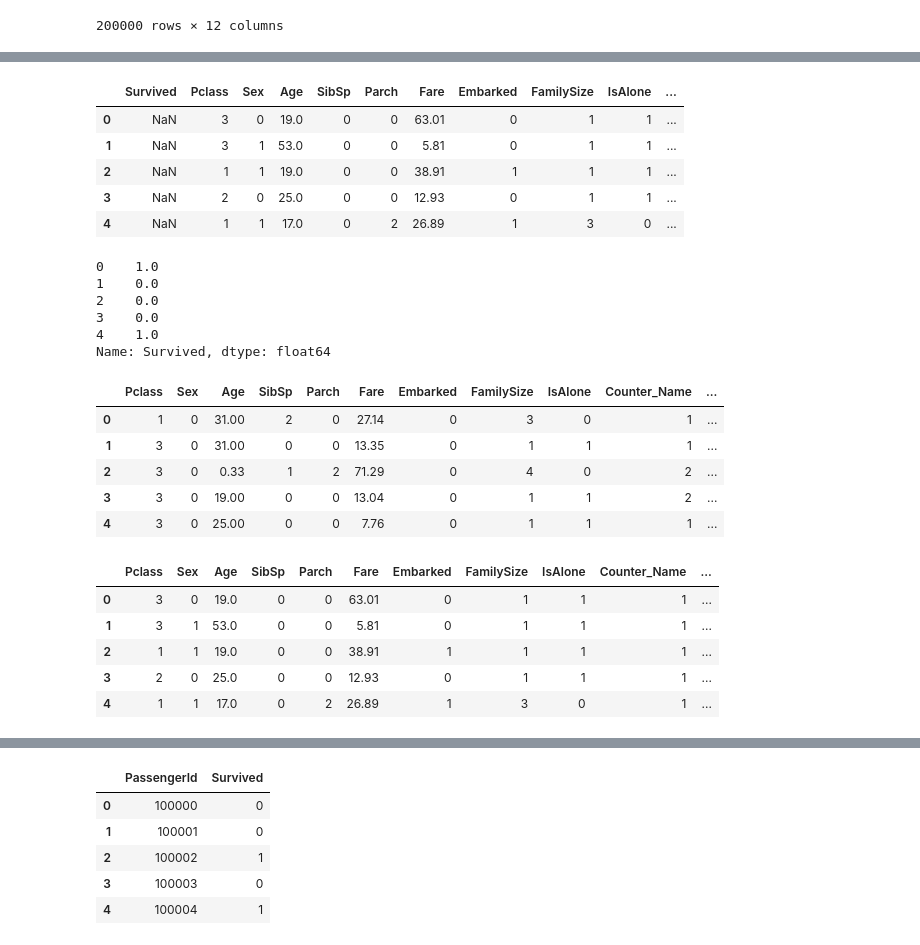
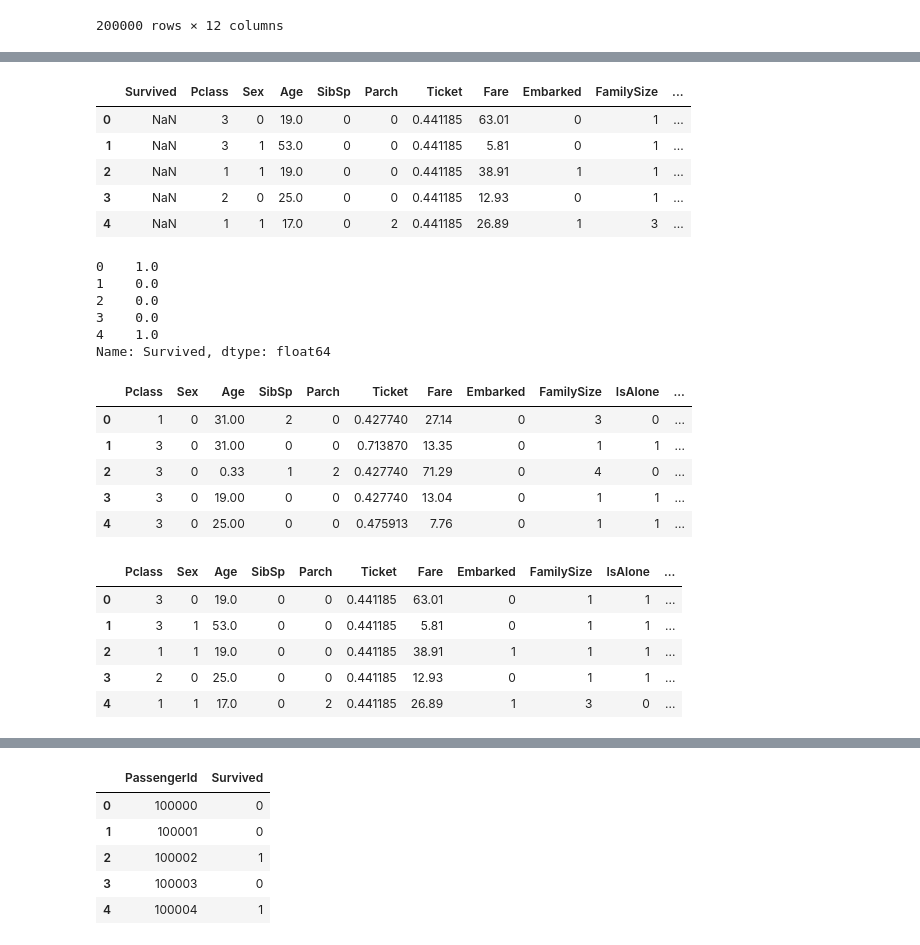
Before and after one commit to kitakou0313/titanic, a Jupyter notebook: tabular/predict.ipynb, the cells around one changed output, grey strips where cells are left out. Cells and saved outputs as stored; diff of their text form; code cells hidden in the pictures.

Commit message:
Add ticket feature to perdict

```diff
--- a/tabular/predict.ipynb
+++ b/tabular/predict.ipynb
@@ -49,3 +50,14 @@ for col in ['Name', 'FirstName', 'SurName']:
     data["Counter_"+col] = data[col].map(
         data.groupby(col)["PassengerId"].count().to_dict()
     )
+
+ce = CatBoostEncoder()
+
+data["Ticket"] = data["Ticket"].map(lambda x:str(x).split()[0] if len(str(x).split()) > 1 else np.nan)
+
+train = data[:len(train)]
+test = data[len(train):]
+train["Ticket"] = ce.fit_transform(train["Ticket"], train["Survived"])
+test["Ticket"] = ce.transform(test["Ticket"])
+
+data = pd.concat([train, test], sort=False)
@@ -61,18 +90,18 @@ data.head()
 # %%
-delete_columns = ['Name', 'PassengerId', 'Ticket', 'Cabin','FirstName', 'SurName']
+delete_columns = ['Name', 'PassengerId', 'Cabin','FirstName', 'SurName']
 data.drop(delete_columns, axis=1, inplace=True)
 
 train = data[:len(train)]
 test = data[len(train):]
 
 test.head()
 # %% [output]
-|  | Survived | Pclass | Sex | Age | SibSp | Parch | Fare | Embarked | FamilySize | IsAlone | ... |
-| 0 | NaN | 3 | 0 | 19.0 | 0 | 0 | 63.01 | 0 | 1 | 1 | ... |
-| 1 | NaN | 3 | 1 | 53.0 | 0 | 0 | 5.81 | 0 | 1 | 1 | ... |
-| 2 | NaN | 1 | 1 | 19.0 | 0 | 0 | 38.91 | 1 | 1 | 1 | ... |
-| 3 | NaN | 2 | 0 | 25.0 | 0 | 0 | 12.93 | 0 | 1 | 1 | ... |
-| 4 | NaN | 1 | 1 | 17.0 | 0 | 2 | 26.89 | 1 | 3 | 0 | ... |
+|  | Survived | Pclass | Sex | Age | SibSp | Parch | Ticket | Fare | Embarked | FamilySize | ... |
+| 0 | NaN | 3 | 0 | 19.0 | 0 | 0 | 0.441185 | 63.01 | 0 | 1 | ... |
+| 1 | NaN | 3 | 1 | 53.0 | 0 | 0 | 0.441185 | 5.81 | 0 | 1 | ... |
+| 2 | NaN | 1 | 1 | 19.0 | 0 | 0 | 0.441185 | 38.91 | 1 | 1 | ... |
+| 3 | NaN | 2 | 0 | 25.0 | 0 | 0 | 0.441185 | 12.93 | 0 | 1 | ... |
+| 4 | NaN | 1 | 1 | 17.0 | 0 | 2 | 0.441185 | 26.89 | 1 | 3 | ... |
 # %%
 y_train = train["Survived"]
 X_train = train.drop("Survived", axis=1)
@@ -89,21 +118,21 @@ Name: Survived, dtype: float64
 # %%
 X_train.head()
 # %% [output]
-|  | Pclass | Sex | Age | SibSp | Parch | Fare | Embarked | FamilySize | IsAlone | Counter_Name | ... |
-| 0 | 1 | 0 | 31.00 | 2 | 0 | 27.14 | 0 | 3 | 0 | 1 | ... |
-| 1 | 3 | 0 | 31.00 | 0 | 0 | 13.35 | 0 | 1 | 1 | 1 | ... |
-| 2 | 3 | 0 | 0.33 | 1 | 2 | 71.29 | 0 | 4 | 0 | 2 | ... |
-| 3 | 3 | 0 | 19.00 | 0 | 0 | 13.04 | 0 | 1 | 1 | 2 | ... |
-| 4 | 3 | 0 | 25.00 | 0 | 0 | 7.76 | 0 | 1 | 1 | 1 | ... |
+|  | Pclass | Sex | Age | SibSp | Parch | Ticket | Fare | Embarked | FamilySize | IsAlone | ... |
+| 0 | 1 | 0 | 31.00 | 2 | 0 | 0.427740 | 27.14 | 0 | 3 | 0 | ... |
+| 1 | 3 | 0 | 31.00 | 0 | 0 | 0.713870 | 13.35 | 0 | 1 | 1 | ... |
+| 2 | 3 | 0 | 0.33 | 1 | 2 | 0.427740 | 71.29 | 0 | 4 | 0 | ... |
+| 3 | 3 | 0 | 19.00 | 0 | 0 | 0.427740 | 13.04 | 0 | 1 | 1 | ... |
+| 4 | 3 | 0 | 25.00 | 0 | 0 | 0.475913 | 7.76 | 0 | 1 | 1 | ... |
 # %%
 X_test.head()
 # %% [output]
-|  | Pclass | Sex | Age | SibSp | Parch | Fare | Embarked | FamilySize | IsAlone | Counter_Name | ... |
-| 0 | 3 | 0 | 19.0 | 0 | 0 | 63.01 | 0 | 1 | 1 | 1 | ... |
-| 1 | 3 | 1 | 53.0 | 0 | 0 | 5.81 | 0 | 1 | 1 | 1 | ... |
-| 2 | 1 | 1 | 19.0 | 0 | 0 | 38.91 | 1 | 1 | 1 | 1 | ... |
-| 3 | 2 | 0 | 25.0 | 0 | 0 | 12.93 | 0 | 1 | 1 | 1 | ... |
-| 4 | 1 | 1 | 17.0 | 0 | 2 | 26.89 | 1 | 3 | 0 | 1 | ... |
+|  | Pclass | Sex | Age | SibSp | Parch | Ticket | Fare | Embarked | FamilySize | IsAlone | ... |
+| 0 | 3 | 0 | 19.0 | 0 | 0 | 0.441185 | 63.01 | 0 | 1 | 1 | ... |
+| 1 | 3 | 1 | 53.0 | 0 | 0 | 0.441185 | 5.81 | 0 | 1 | 1 | ... |
+| 2 | 1 | 1 | 19.0 | 0 | 0 | 0.441185 | 38.91 | 1 | 1 | 1 | ... |
+| 3 | 2 | 0 | 25.0 | 0 | 0 | 0.441185 | 12.93 | 0 | 1 | 1 | ... |
+| 4 | 1 | 1 | 17.0 | 0 | 2 | 0.441185 | 26.89 | 1 | 3 | 0 | ... |
 # %%
 # lightLGM + skfold
 from sklearn.model_selection import StratifiedKFold
```
Also changed, not shown: parts of 15 cells of this notebook, 2 other files.
